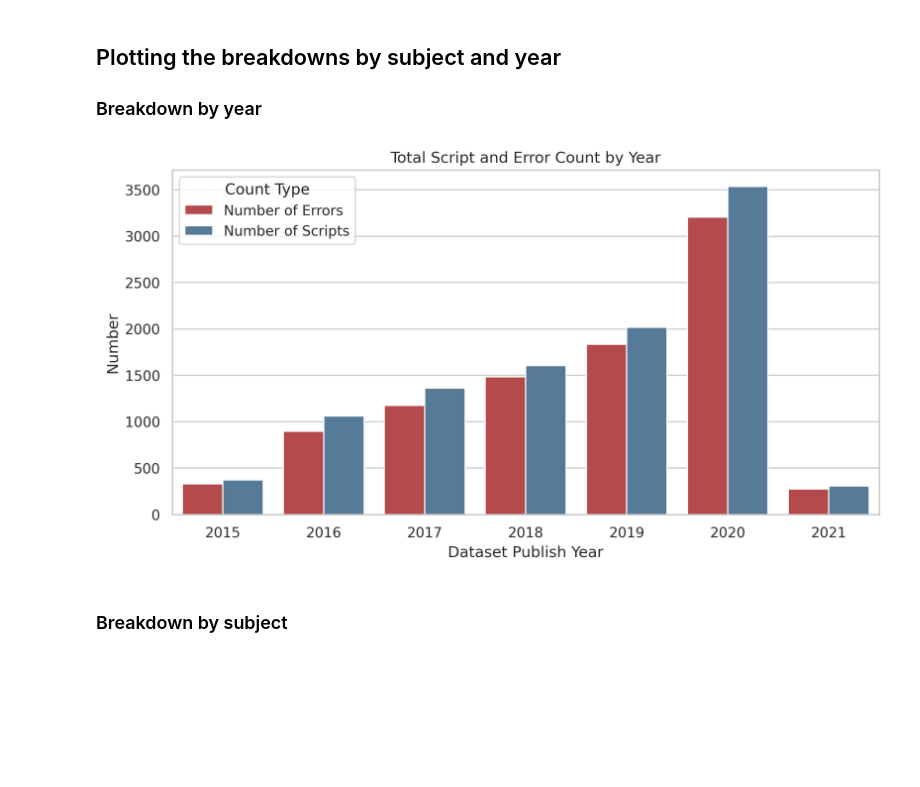
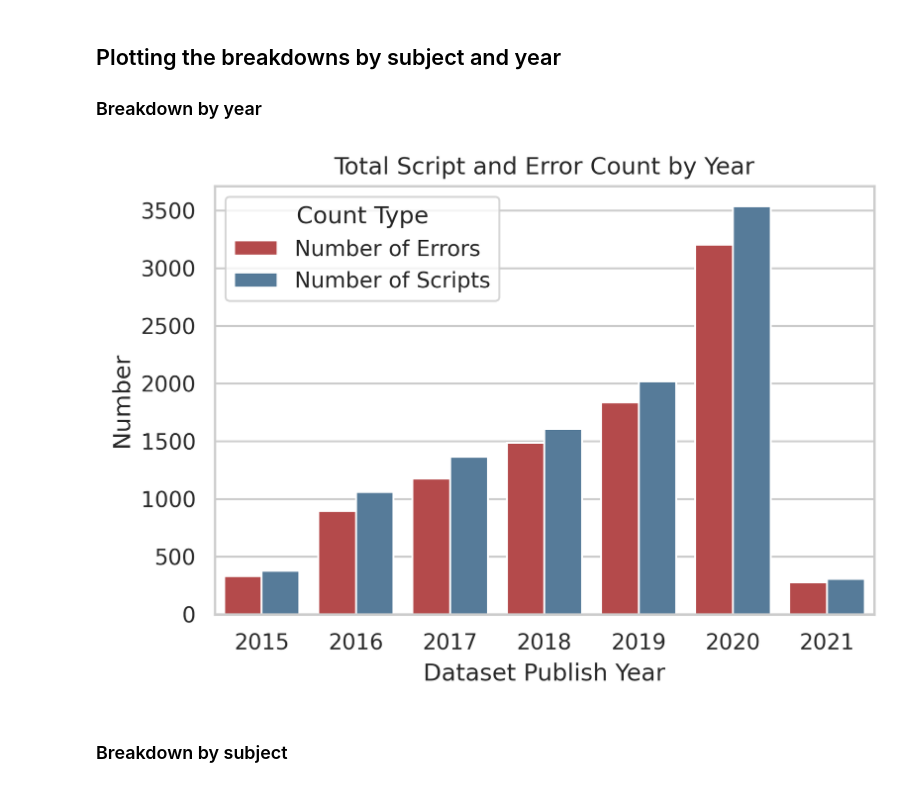
Before and after one commit to jwons/raas-eval, a Jupyter notebook: scripts/create_all_figures_and_tables.ipynb, the cells around one changed output. Saved outputs shown, nothing was run; the diff lists cells and outputs as text; code cells hidden in the pictures; blank space fills up the shorter version.

Commit message:
prepare dataset for final commit to Docker image, adjusted figure font sizes

```diff
--- a/scripts/create_all_figures_and_tables.ipynb
+++ b/scripts/create_all_figures_and_tables.ipynb
@@ -403,21 +409,23 @@ write_tex_from_df("subject_breakdown.tex", subject_breakdown_df.iloc[0:len(subje
 # %%
 year_breakdown_df.columns = ["Year", "Number of Scripts", "Number of Errors", "Error Rate"]
 year_melted_df = year_breakdown_df[["Year", "Number of Errors", "Number of Scripts"]]\
     .loc[year_breakdown_df['Year'].isin(["2015", "2016", "2017", "2018", "2019", "2020", "2021"])]\
     .melt(id_vars='Year').rename(columns=str.title)
 year_melted_df.columns = ["Year", "Count Type", "Count"]
-plt.figure(figsize=(10, 5), dpi=300)
+
+#plt.figure(figsize=(10, 5), dpi=300)
+plt.figure(dpi=300)
 sns.set(color_codes=True)
 sns.set_style("whitegrid")
 sns.set_context("notebook")
 ax = sns.barplot(x="Year", y="Count", hue="Count Type", data=year_melted_df, palette=sns.color_palette("Set1", n_colors=2, desat=.7))
 ax.set_title('Total Script and Error Count by Year')
 ax.set_xlabel("Dataset Publish Year")
 ax.set_ylabel("Number")
 #plt.show()
 plt.savefig('../results/error_count_by_year.pdf', format="pdf")
 # %% [output]
-[figure, old version]
+[figure, new version]
 # %% [markdown]
 ### Breakdown by subject
 # %%
```
Also changed, not shown: parts of 4 cells of this notebook, 7 other files.
